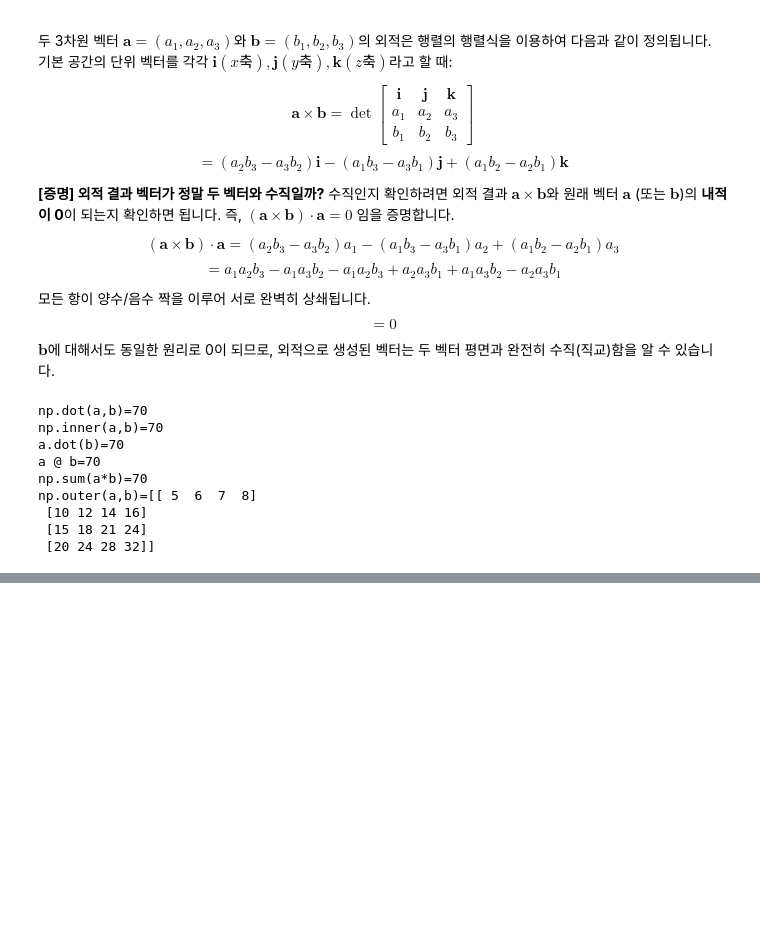
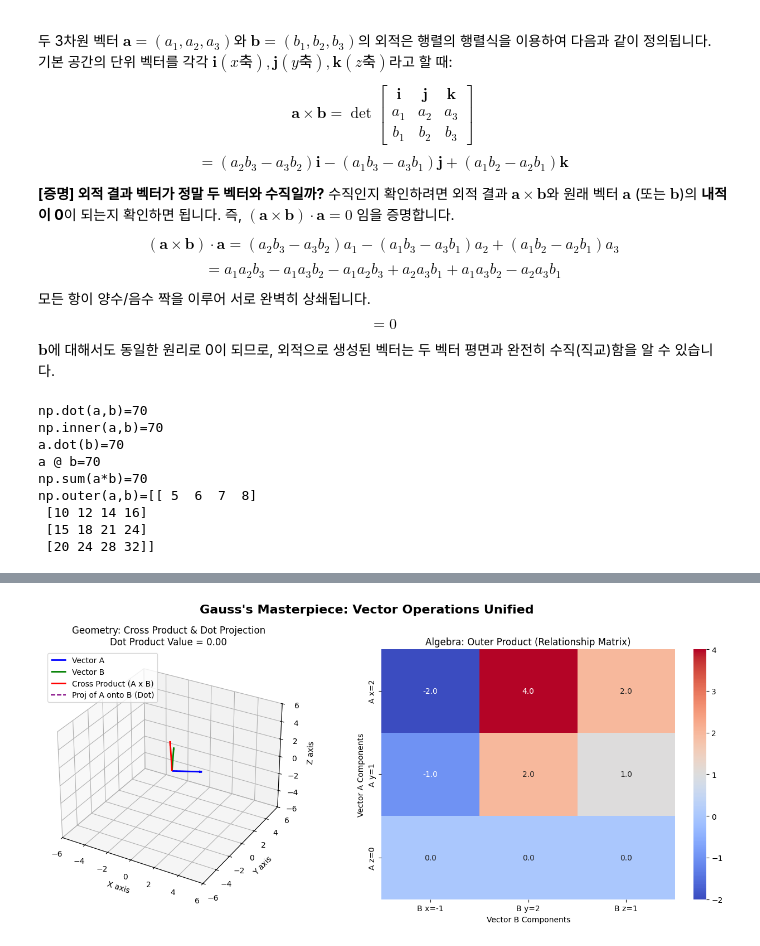
Before and after one commit to hundong2/MathForDeepLearning, a Jupyter notebook: chapter_05/5.2.4.CrossProduct.ipynb, the cells around one changed output, grey strips where cells are left out. Drawn from its saved outputs; the diff is of its cells as text; code cells hidden in the pictures; blank space fills up the shorter version.

```diff
--- a/chapter_05/5.2.4.CrossProduct.ipynb
+++ b/chapter_05/5.2.4.CrossProduct.ipynb
@@ -48,0 +162,79 @@ np.outer(a,b)=[[ 5  6  7  8]
+# %%
+import numpy as np
+import matplotlib.pyplot as plt
+from mpl_toolkits.mplot3d import Axes3D
+import seaborn as sns
+
+def visualize_vector_operations(a, b):
+    """
+    내적(Dot), 벡터곱(Cross), 외적(Outer)을 동시에 시각화하는 가우스의 마스터 함수
+    """
+    # 1. 수학적 계산
+    dot_val = np.dot(a, b)                               # 내적 (스칼라)
+    cross_vec = np.cross(a, b)                           # 벡터곱 (3D 벡터)
+    outer_mat = np.outer(a, b)                           # 텐서곱 (3x3 행렬)
+
+    # 사영(Projection) 벡터 계산: a를 b위로 사영
+    proj_a_on_b = (dot_val / np.dot(b, b)) * b
+
+    # 2. 캔버스 및 서브플롯 설정 (1행 2열: 3D공간 / 히트맵)
+    fig = plt.figure(figsize=(14, 6))
+    plt.suptitle("Gauss's Masterpiece: Vector Operations Unified", fontsize=16, fontweight='bold')
+
+    # ----------------------------------------------------
+    # [좌측 캔버스] 3D 공간: 기하학적 의미 (벡터곱 & 내적 사영)
+    # ----------------------------------------------------
+    ax = fig.add_subplot(1, 2, 1, projection='3d')
+    ax.set_title(f"Geometry: Cross Product & Dot Projection\nDot Product Value = {dot_val:.2f}", fontsize=12)
+
+    # 원점
+    origin = np.array([0, 0, 0])
+
+    # 벡터 그리기 (A, B, Cross)
+    ax.quiver(*origin, *a, color='blue', label='Vector A', arrow_length_ratio=0.1, linewidth=2)
+    ax.quiver(*origin, *b, color='green', label='Vector B', arrow_length_ratio=0.1, linewidth=2)
+    ax.quiver(*origin, *cross_vec, color='red', label='Cross Product (A x B)', arrow_length_ratio=0.1, linewidth=2)
+
+    # 내적의 시각화: 사영 벡터 그리기 (점선)
+    ax.quiver(*origin, *proj_a_on_b, color='purple', linestyle='dashed',
+              label='Proj of A onto B (Dot)', arrow_length_ratio=0.1)
+
+    # 사영 지점 연결선 (A의 끝에서 사영된 지점까지)
+    ax.plot([a[0], proj_a_on_b[0]], [a[1], proj_a_on_b[1]], [a[2], proj_a_on_b[2]],
+            color='gray', linestyle='dotted')
+
+    # 축 설정 (모든 벡터가 잘 보이도록 범위 설정)
+    max_val = np.max(np.abs([a, b, cross_vec])) * 1.2
+    ax.set_xlim([-max_val, max_val])
+    ax.set_ylim([-max_val, max_val])
+    ax.set_zlim([-max_val, max_val])
+    ax.set_xlabel('X axis')
+    ax.set_ylabel('Y axis')
+    ax.set_zlabel('Z axis')
+    ax.legend(loc='upper left')
+
+    # ----------------------------------------------------
+    # [우측 캔버스] 2D 행렬: 대수학적 의미 (텐서곱 / 관계망)
+    # ----------------------------------------------------
+    ax2 = fig.add_subplot(1, 2, 2)
+    ax2.set_title("Algebra: Outer Product (Relationship Matrix)", fontsize=12)
+
+    # Seaborn을 이용한 히트맵 그리기
+    sns.heatmap(outer_mat, annot=True, fmt=".1f", cmap="coolwarm", cbar=True,
+                xticklabels=[f"B x={b[0]}", f"B y={b[1]}", f"B z={b[2]}"],
+                yticklabels=[f"A x={a[0]}", f"A y={a[1]}", f"A z={a[2]}"], ax=ax2)
+    ax2.set_xlabel("Vector B Components")
+    ax2.set_ylabel("Vector A Components")
+
+    plt.tight_layout()
+    plt.show()
+
+# ----------------------------------------------------
+# 3. 실험 시작: 임의의 두 벡터 입력
+# ----------------------------------------------------
+vector_A = np.array([2, 1, 0])
+vector_B = np.array([-1, 2, 1])
+
+visualize_vector_operations(vector_A, vector_B)
+# %% [output]
+[figure, added]
```
Also changed, not shown: parts of 6 cells of this notebook, 1 other file.
